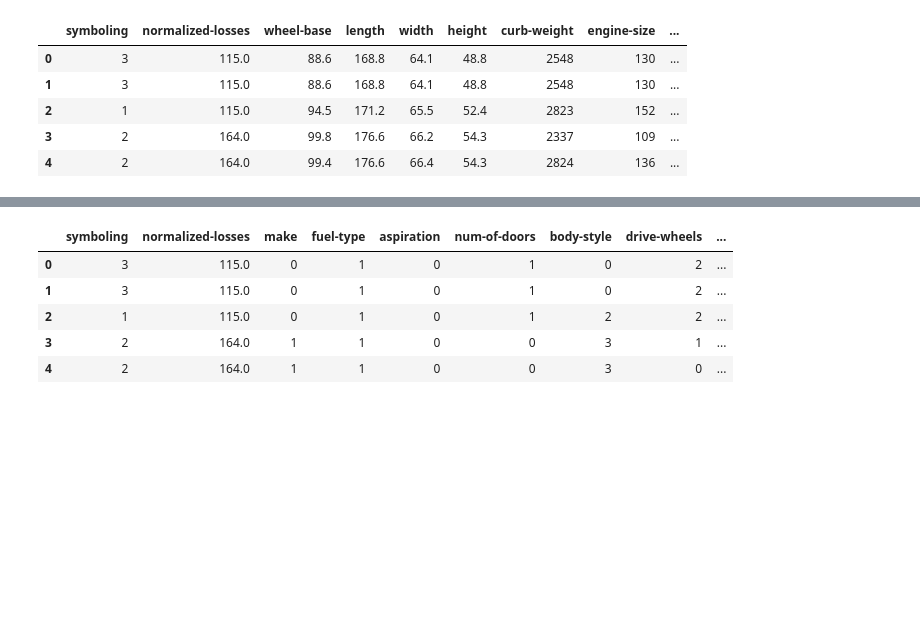
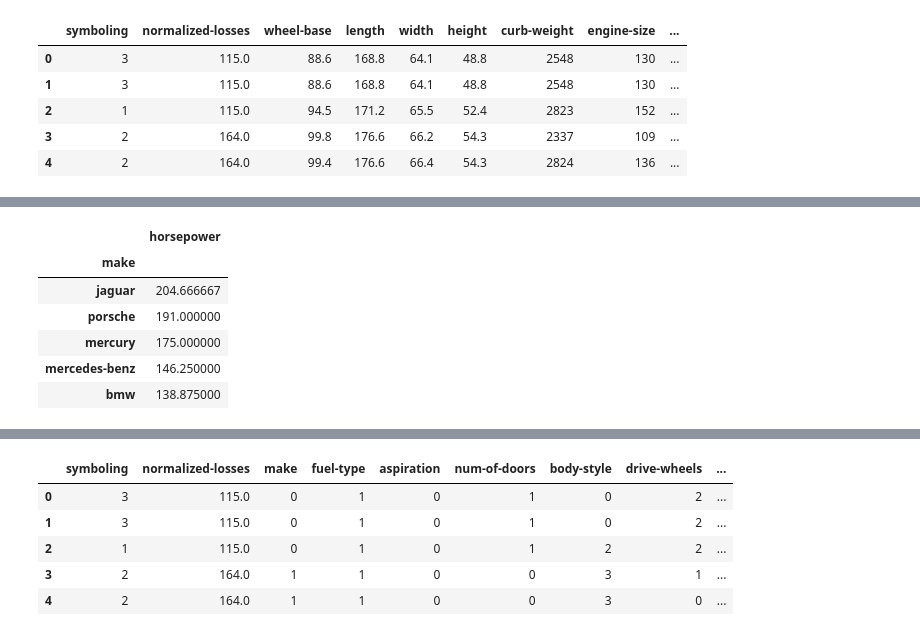
Before and after one commit to zatakerele/CapstoneCarPrice, a Jupyter notebook: automobileproject.ipynb, the cells around one changed output, grey strips where cells are left out. Saved outputs shown, nothing was run; the diff lists cells and outputs as text; code cells hidden in the pictures; blank space fills up the shorter version.

```diff
--- a/automobileproject.ipynb
+++ b/automobileproject.ipynb
@@ -144,0 +194,13 @@ Numerical Dataset
+# %%
+grouping = dx.groupby('make')[['horsepower']].mean().sort_values(by = 'horsepower', ascending = False)
+display(grouping.head())
+
+px.bar(x = grouping.index, y = grouping.horsepower, color= grouping.horsepower)
+# %% [output]
+|  | horsepower |
+| make |  |
+| jaguar | 204.666667 |
+| porsche | 191.000000 |
+| mercury | 175.000000 |
+| mercedes-benz | 146.250000 |
+| bmw | 138.875000 |
```
Also changed, not shown: parts of 8 cells of this notebook.
